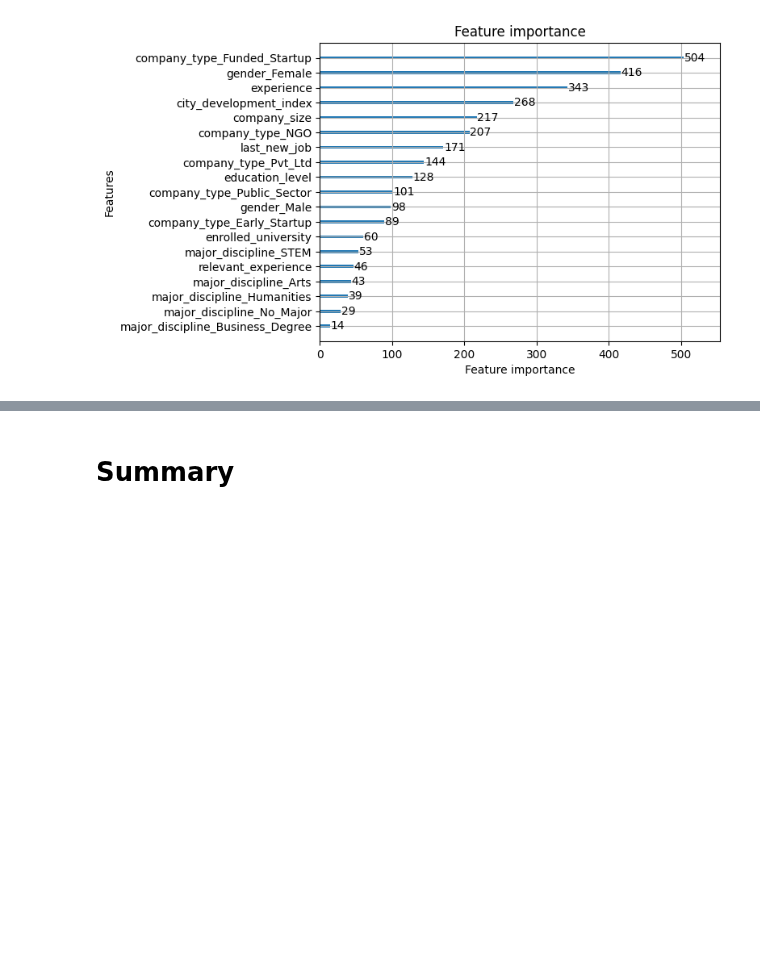
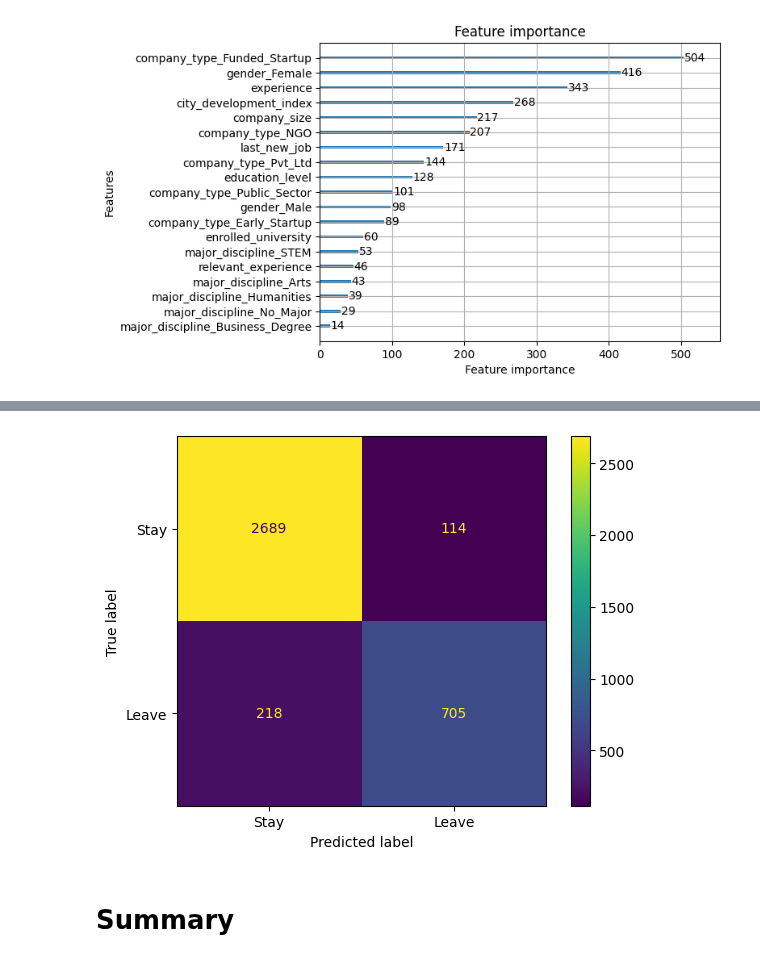
Before and after one commit to MN-Atthoriq/Data-Science-Project_HR-Analytics-Job-Change-of-Data-Scientist, a Jupyter notebook: 2_Preprocessing_and_ML.ipynb, the cells around one changed output, grey strips where cells are left out. Drawn from its saved outputs; the diff is of its cells as text; code cells hidden in the pictures; blank space fills up the shorter version.

```diff
--- a/2_Preprocessing_and_ML.ipynb
+++ b/2_Preprocessing_and_ML.ipynb
@@ -789,3 +782,11 @@ shap.summary_plot(shap_values, X_test, feature_names=X.columns.tolist())
+# %%
+# display confusion matrix
+cm = metrics.confusion_matrix(y_test, lclgbm.predict(X_test), labels=[0.0,1.0])
+disp = metrics.ConfusionMatrixDisplay(confusion_matrix=cm, display_labels=["Stay","Leave"])
+disp.plot()
+plt.show()
+# %% [output]
+[figure, added]
 # %% [markdown]
 # Summary
 # %% [markdown]
```
Also changed, not shown: parts of 14 cells of this notebook, 1 other file.
